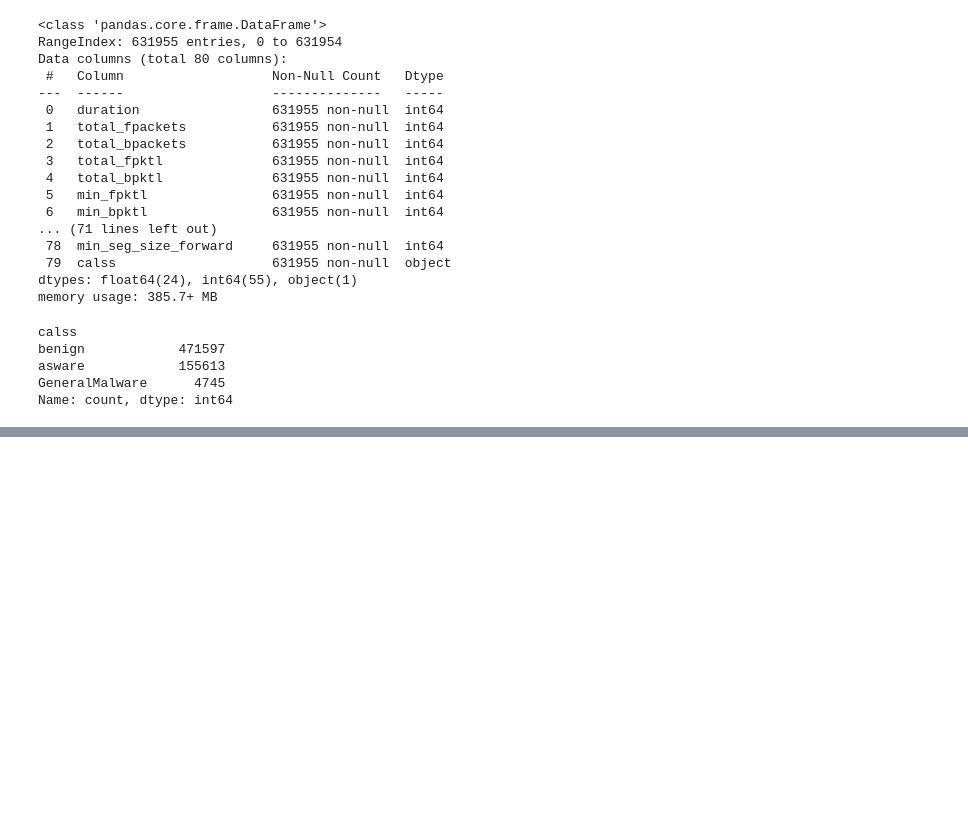
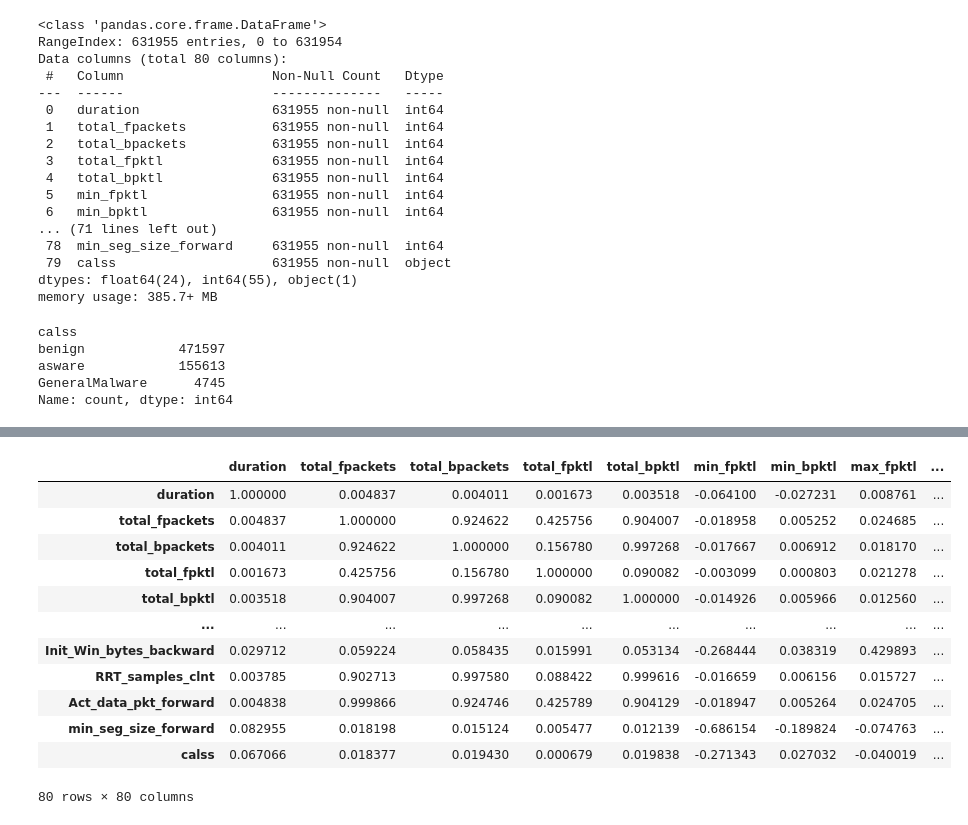
Before and after one commit to wuil2004/PLyF_2, a Jupyter notebook: Arboles_de_Desicion.ipynb, the cells around one changed output, grey strips where cells are left out. Drawn from its saved outputs; the diff is of its cells as text; code cells hidden in the pictures; blank space fills up the shorter version.

```diff
--- a/Arboles_de_Desicion.ipynb
+++ b/Arboles_de_Desicion.ipynb
@@ -135,0 +159,16 @@ Name: count, dtype: int64
+# %%
+X.corr()
+# %% [output]
+|  | duration | total_fpackets | total_bpackets | total_fpktl | total_bpktl | min_fpktl | min_bpktl | max_fpktl | ... |
+| duration | 1.000000 | 0.004837 | 0.004011 | 0.001673 | 0.003518 | -0.064100 | -0.027231 | 0.008761 | ... |
+| total_fpackets | 0.004837 | 1.000000 | 0.924622 | 0.425756 | 0.904007 | -0.018958 | 0.005252 | 0.024685 | ... |
+| total_bpackets | 0.004011 | 0.924622 | 1.000000 | 0.156780 | 0.997268 | -0.017667 | 0.006912 | 0.018170 | ... |
+| total_fpktl | 0.001673 | 0.425756 | 0.156780 | 1.000000 | 0.090082 | -0.003099 | 0.000803 | 0.021278 | ... |
+| total_bpktl | 0.003518 | 0.904007 | 0.997268 | 0.090082 | 1.000000 | -0.014926 | 0.005966 | 0.012560 | ... |
+| ... | ... | ... | ... | ... | ... | ... | ... | ... | ... |
+| Init_Win_bytes_backward | 0.029712 | 0.059224 | 0.058435 | 0.015991 | 0.053134 | -0.268444 | 0.038319 | 0.429893 | ... |
+| RRT_samples_clnt | 0.003785 | 0.902713 | 0.997580 | 0.088422 | 0.999616 | -0.016659 | 0.006156 | 0.015727 | ... |
+| Act_data_pkt_forward | 0.004838 | 0.999866 | 0.924746 | 0.425789 | 0.904129 | -0.018947 | 0.005264 | 0.024705 | ... |
+| min_seg_size_forward | 0.082955 | 0.018198 | 0.015124 | 0.005477 | 0.012139 | -0.686154 | -0.189824 | -0.074763 | ... |
+| calss | 0.067066 | 0.018377 | 0.019430 | 0.000679 | 0.019838 | -0.271343 | 0.027032 | -0.040019 | ... |
+80 rows × 80 columns
```
Also changed, not shown: parts of 16 cells of this notebook.
